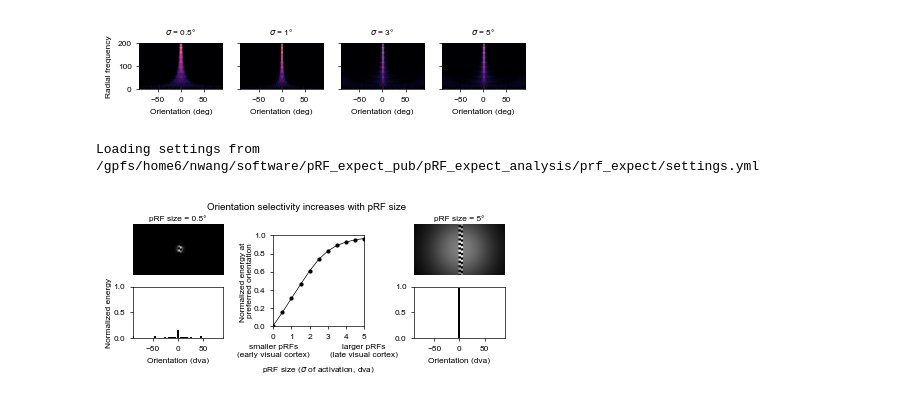
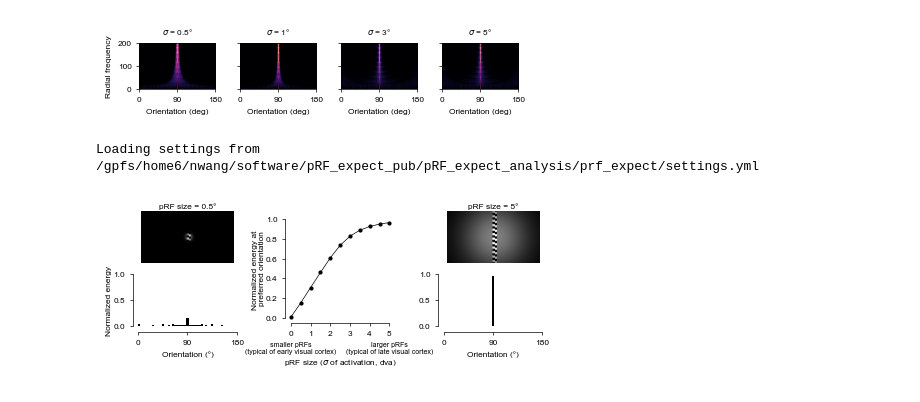
Before and after one commit to c14h19no2/pRF_expect_pub, a Jupyter notebook: pRF_expect_analysis/prf_expect/analysis/broadband_orientaion/broadband_orientation.ipynb, the cells around one changed output. Saved outputs shown, nothing was run; the diff lists cells and outputs as text; code cells hidden in the pictures.

Commit message:
add ROI version, change orientation reference

```diff
--- a/pRF_expect_analysis/prf_expect/analysis/broadband_orientaion/broadband_orientation.ipynb
+++ b/pRF_expect_analysis/prf_expect/analysis/broadband_orientaion/broadband_orientation.ipynb
@@ -185,12 +185,14 @@ Fraction of orientation energy within ±10° of bar orientation
 | 2 | 3.0 | 0.913755 |
 | 3 | 5.0 | 0.982775 |
 # %%
+
+
 # Orientation–frequency 2D histogram (orientation × radial frequency) for each pRF size
 # Clip low/DC and very high frequencies, reduce bin count, and log-scale power to spread dynamic range.
 min_r = 0
 max_r = 200
 freq_bins = np.linspace(min_r, max_r, 30)
-orient_bins = np.linspace(-90, 90, nr_bins)
+orient_bins = np.linspace(0, 180, nr_bins)
 energy2d = []
 
 # Recompute windowed binary images (centered Gaussian masks per pRF size)
@@ -207,7 +209,7 @@ for sigma_px in prf_sizes_px:
     yy, xx = np.ogrid[:rows, :cols]
     radius = np.sqrt((xx - cx_f) ** 2 + (yy - cy_f) ** 2)
     angle = np.arctan2(yy - cy_f, xx - cx_f) * 180 / np.pi
-    angle_orient = (angle + 90) % 180 - 90
+    angle_orient = (angle + 90) % 180
 
     valid = (radius >= min_r) & (radius <= max_r)
     hist2d, _, _ = np.histogram2d(
@@ -242,7 +244,8 @@ for idx, hist2d in enumerate(energy2d):
     )
     axes[idx].set_title(f"$\\sigma$ = {prf_sizes_deg[idx]:g}°", fontsize=6)
     axes[idx].set_xlabel("Orientation (deg)")
-    axes[idx].set_xlim(-90, 90)
+    axes[idx].set_xlim(0, 180)
+    axes[idx].set_xticks([0, 90, 180])
     if idx == 0:
         axes[idx].set_ylabel("Radial frequency")
 
@@ -255,15 +258,16 @@ for idx, hist2d in enumerate(energy2d):
 # )
 # cbar.set_label("Normalized energy (log-weighted)")
 fig.tight_layout()
-# fig.savefig(figure_result_dir / f"broadband_orientation_frequency_energy.pdf", dpi=600, bbox_inches='tight')
-# fig.savefig(figure_result_dir / f"broadband_orientation_frequency_energy.png", dpi=600, bbox_inches='tight')
+fig.savefig(figure_result_dir / f"broadband_orientation_frequency_energy.pdf", dpi=600, bbox_inches='tight')
+fig.savefig(figure_result_dir / f"broadband_orientation_frequency_energy.png", dpi=600, bbox_inches='tight')
 # %% [output]
-[figure, old version]
+[figure, new version]
 # %%
 # Compare orientation energy across pRF sizes (degrees) using Gaussian windows centered on image
 # Pulls monitor geometry from settings to convert deg → px.
 import numpy as np
 import matplotlib.pyplot as plt
+import seaborn as sns
 
 # Monitor geometry and deg→px conversion
 settings = io.load_settings()
@@ -291,7 +295,7 @@ cy, cx = h // 2, w // 2 + 30
 
 # Precompute orientation bin centers for plotting (matches orientation_spectrum bins)
 nr_bins = 180
-orient_edges = np.linspace(-90, 90, nr_bins)
+orient_edges = np.linspace(0, 180, nr_bins)
 orient_centers = (orient_edges[:-1] + orient_edges[1:]) / 2
 
 energy_by_size = []
@@ -308,7 +312,7 @@ for sigma_deg, sigma_px in zip(prf_sizes_deg, prf_sizes_px):
     energy_by_size.append(energy / energy.sum())  # normalize for comparison
 
 # Plot windowed images and orientation spectra
-fig = plt.figure(figsize=cm_to_inch(10.5, 4), constrained_layout=False)
+fig = plt.figure(figsize=cm_to_inch(11.4, 4), constrained_layout=False)
 outer = fig.add_gridspec(
     1,
     3,
@@ -330,39 +334,42 @@ for idx, ax_img, ax_bar in [
     (1, ax_img_left, ax_bar_left),
     (-1, ax_img_right, ax_bar_right),
 ]:
     sigma_deg = prf_sizes_deg[idx]
     sigma_px = prf_sizes_px[idx]
     ax_img.imshow(windowed_samples[idx], cmap="gray")
     ax_img.set_title(f"pRF size = {sigma_deg:g}°", fontsize=6, pad=2)
     ax_img.axis("off")
 
     # bar plot of energy by orientation bin
     ax_bar.bar(orient_centers, energy_by_size[idx], width=4, color="k", edgecolor="none")
-    ax_bar.set_xlim(-90, 90)
+    ax_bar.set_xticks([0, 90, 180])
+    ax_bar.set_xlim(0, 180)
     ax_bar.set_ylim(0, 1)
-    ax_bar.set_xlabel("Orientation (dva)")
+    ax_bar.set_xlabel("Orientation (°)")
+    sns.despine(ax=ax_bar, bottom=True, left=True)
     # ax_bar.set_box_aspect(1)  # keep histogram panel shape close to square
 
 ax_bar_left.set_ylabel("Normalized energy", labelpad=1)
 # ax_bar_right.set_ylabel("Normalized energy")
+sns.despine(ax=ax_bar_left, offset=4)
+sns.despine(ax=ax_bar_right, offset=4)
 
 # ax_bar_right.set_yticks([])
 
 energy_by_size = np.array(energy_by_size)
 ax_merged.set_box_aspect(1.0)  # make merged plot square
-ax_merged.plot(prf_sizes_deg, energy_by_size[:, 89], marker="o", color="k", markersize=2, linewidth=0.5)
-ax_merged.set_xlabel("pRF size ($\sigma$ of activation, dva)", labelpad=18)
-ax_merged.text(0.0, -0.20, "smaller pRFs\n(early visual cortex)", transform=ax_merged.transAxes, ha="center", va="top", fontsize=6)
-ax_merged.text(1.0, -0.20, "larger pRFs\n(late visual cortex)", transform=ax_merged.transAxes, ha="center", va="top", fontsize=6)
+ax_merged.plot(prf_sizes_deg, energy_by_size[:, 89], marker="o", color="k", markersize=2, linewidth=0.5, clip_on=False)
+ax_merged.set_xlabel("pRF size ($\sigma$ of activation, dva)", labelpad=15)
+ax_merged.text(0.0, -0.24, "smaller pRFs\n(typical of early visual cortex)", transform=ax_merged.transAxes, ha="center", va="top", fontsize=5)
+ax_merged.text(1.0, -0.24, "larger pRFs\n(typical of late visual cortex)", transform=ax_merged.transAxes, ha="center", va="top", fontsize=5)
 ax_merged.set_xlim(0, 5)
 ax_merged.set_xticks(np.arange(0.0, 5.5, 1))
 ax_merged.set_ylim(0, 1)
 ax_merged.set_ylabel("Normalized energy at \npreferred orientation", labelpad=0.7)
-fig.suptitle("Orientation selectivity increases with pRF size", fontsize=7, weight='bold')
-
+sns.despine(ax=ax_merged, offset=4)
 
 fig.savefig(figure_result_dir / f"broadband_orientation_energy_final.pdf", dpi=600, bbox_inches='tight')
 fig.savefig(figure_result_dir / f"broadband_orientation_energy_final.png", dpi=600, bbox_inches='tight')
 # %% [output]
 Loading settings from /gpfs/home6/nwang/software/pRF_expect_pub/pRF_expect_analysis/prf_expect/settings.yml
-[figure, old version]
+[figure, new version]
```
Also changed, not shown: parts of 5 cells of this notebook, 8 other files.
